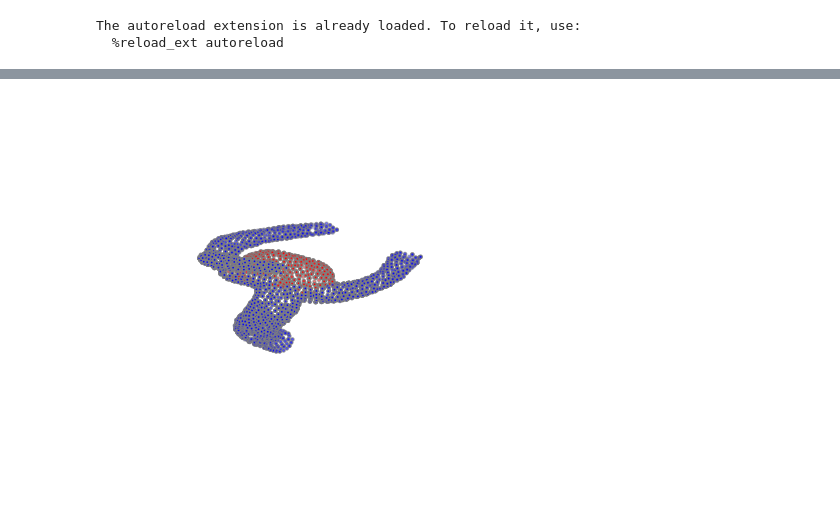
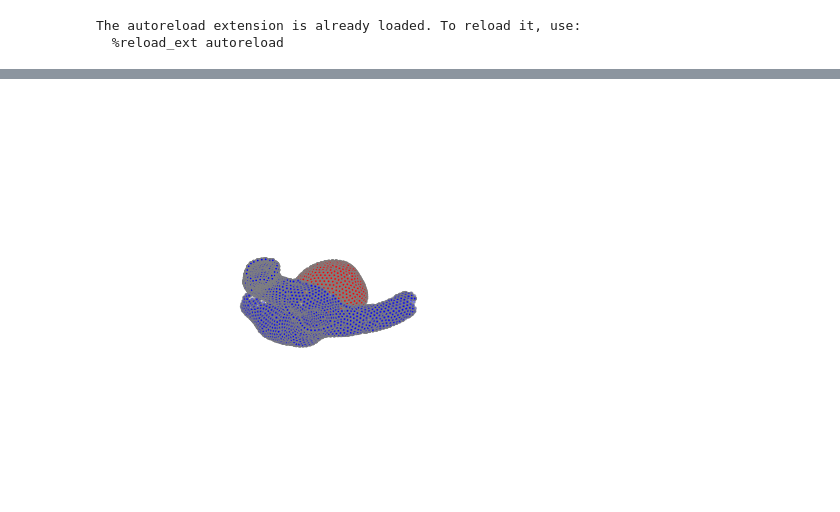
Before and after one commit to vjos/aneurysm-detection-project, a Jupyter notebook: vis.ipynb, the cells around one changed output, grey strips where cells are left out. Drawn from its saved outputs; the diff is of its cells as text; code cells hidden in the pictures.

```diff
--- a/vis.ipynb
+++ b/vis.ipynb
@@ -36,16 +36,18 @@ plt.show()
 # %%
-dataset = IntrA("~/Documents/Datasets/IntrA", dataset="annotated", npoints=5096)
+dataset = IntrA("~/Documents/Datasets/IntrA", dataset="annotated", npoints=5096*2)
 it = iter(dataset)
+for i in range(10):
+    next(it)
 pcld, label = next(it)
 
 fig = plt.figure(figsize=(4, 4))
 ax = fig.add_subplot(111, projection='3d')
 plt.axis('off')
 
 an = pcld[pcld[:, 3] > 0]
 ve = pcld[pcld[:, 3] == 0]
 ax.scatter(an[:, 0], an[:, 1], an[:, 2], s=5, c='r', edgecolors='grey')
 ax.scatter(ve[:, 0], ve[:, 1], ve[:, 2], s=5, c='b', edgecolors='grey')
 plt.show()
 # %% [output]
-[figure, old version]
+[figure, new version]
```
Also changed, not shown: parts of 2 cells of this notebook, 2 other files.
